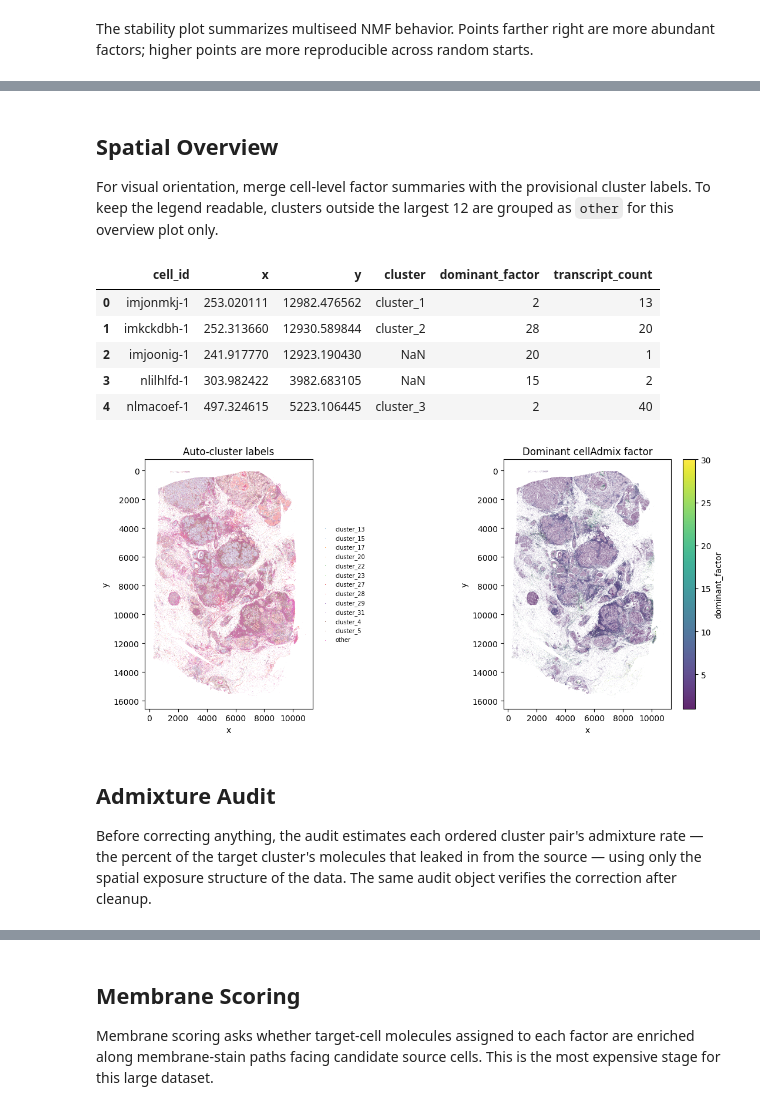
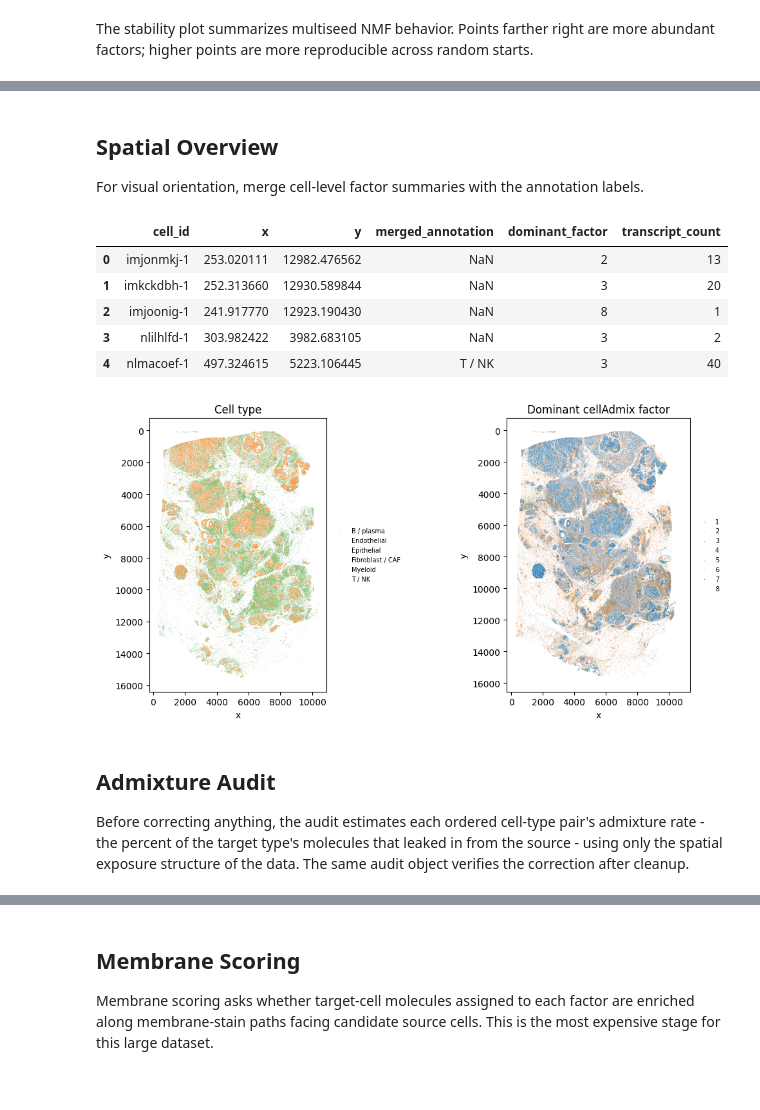
Before and after one commit to kharchenkolab/cellAdmix-core, a Jupyter notebook: examples/xenium_breast_membrane_5k_full/breast_5k_python_standalone.ipynb, the cells around one changed output, grey strips where cells are left out. Cells and saved outputs as stored; diff of their text form; code cells hidden in the pictures.

```diff
--- a/examples/xenium_breast_membrane_5k_full/breast_5k_python_standalone.ipynb
+++ b/examples/xenium_breast_membrane_5k_full/breast_5k_python_standalone.ipynb
@@ -23,8 +21,8 @@ data_dir = Path("data")
 output_dir = Path("out_python")
 num_threads = 10
 
-annotation_file = output_dir / "annotation_clusters.csv"
-annotation_table = pd.read_csv(annotation_file)
-annotation = read_annotation(annotation_table, annotation_col="cluster")
-annotation.value_counts().head(12)
+annotation_table = pd.read_csv(Path("annotations") / "annotation.csv.gz")
+annotation_table = annotation_table[annotation_table["merged_annotation"] != "Ambiguous / low-quality"]
+annotation = read_annotation(annotation_table, annotation_col="merged_annotation")
+annotation.value_counts()
 # %% [output]
@@ -78,33 +76,31 @@ fit.plot_stability();
 # %% [markdown]
 ## Spatial Overview
 
-For visual orientation, merge cell-level factor summaries with the provisional cluster labels. To keep the legend readable, clusters outside the largest 12 are grouped as `other` for this overview plot only.
+For visual orientation, merge cell-level factor summaries with the annotation labels.
 # %%
 cell_factors = fit.cell_factors()
-cell_spatial = cell_factors.merge(annotation_table, on="cell_id", how="left")
-top_clusters = annotation_table["cluster"].value_counts().head(12).index
-cell_spatial["cluster_plot"] = cell_spatial["cluster"].where(cell_spatial["cluster"].isin(top_clusters), "other")
-cell_spatial[["cell_id", "x", "y", "cluster", "dominant_factor", "transcript_count"]].head()
+cell_spatial = cell_factors.merge(annotation_table[["cell_id", "merged_annotation"]], on="cell_id", how="left")
+cell_spatial[["cell_id", "x", "y", "merged_annotation", "dominant_factor", "transcript_count"]].head()
 # %% [output]
-|  | cell_id | x | y | cluster | dominant_factor | transcript_count |
-| 0 | imjonmkj-1 | 253.020111 | 12982.476562 | cluster_1 | 2 | 13 |
-| 1 | imkckdbh-1 | 252.313660 | 12930.589844 | cluster_2 | 28 | 20 |
-| 2 | imjoonig-1 | 241.917770 | 12923.190430 | NaN | 20 | 1 |
-| 3 | nlilhlfd-1 | 303.982422 | 3982.683105 | NaN | 15 | 2 |
-| 4 | nlmacoef-1 | 497.324615 | 5223.106445 | cluster_3 | 2 | 40 |
+|  | cell_id | x | y | merged_annotation | dominant_factor | transcript_count |
+| 0 | imjonmkj-1 | 253.020111 | 12982.476562 | NaN | 2 | 13 |
+| 1 | imkckdbh-1 | 252.313660 | 12930.589844 | NaN | 3 | 20 |
+| 2 | imjoonig-1 | 241.917770 | 12923.190430 | NaN | 8 | 1 |
+| 3 | nlilhlfd-1 | 303.982422 | 3982.683105 | NaN | 3 | 2 |
+| 4 | nlmacoef-1 | 497.324615 | 5223.106445 | T / NK | 3 | 40 |
 # %%
 fig, axes = plt.subplots(1, 2, figsize=(12, 5.2))
-plot_spatial(cell_spatial, color_by="cluster_plot", title="Auto-cluster labels", ax=axes[0], s=0.03)
+plot_spatial(cell_spatial, color_by="merged_annotation", title="Cell type", ax=axes[0], s=0.03)
 plot_spatial(cell_spatial, color_by="dominant_factor", title="Dominant cellAdmix factor", ax=axes[1], s=0.03)
 plt.show()
 # %% [output]
-[figure, old version]
+[figure, new version]
 # %% [markdown]
 ## Admixture Audit
 
-Before correcting anything, the audit estimates each ordered cluster
-pair's admixture rate — the percent of the target cluster's molecules
-that leaked in from the source — using only the spatial exposure
+Before correcting anything, the audit estimates each ordered cell-type
+pair's admixture rate - the percent of the target type's molecules
+that leaked in from the source - using only the spatial exposure
 structure of the data. The same audit object verifies the correction
 after cleanup.
 # %%
```
Also changed, not shown: parts of 31 cells of this notebook.
